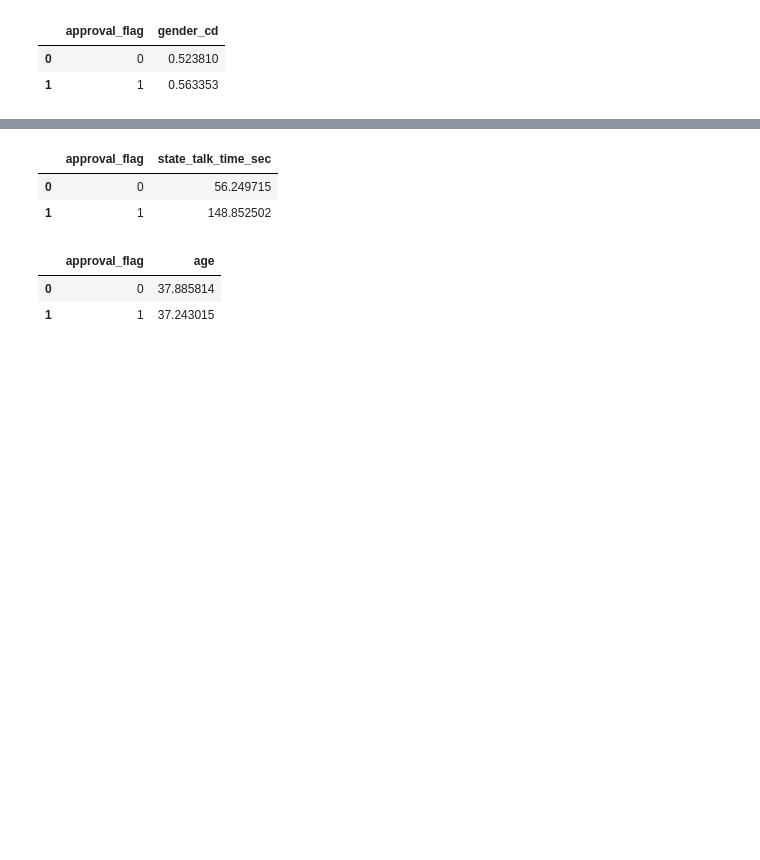
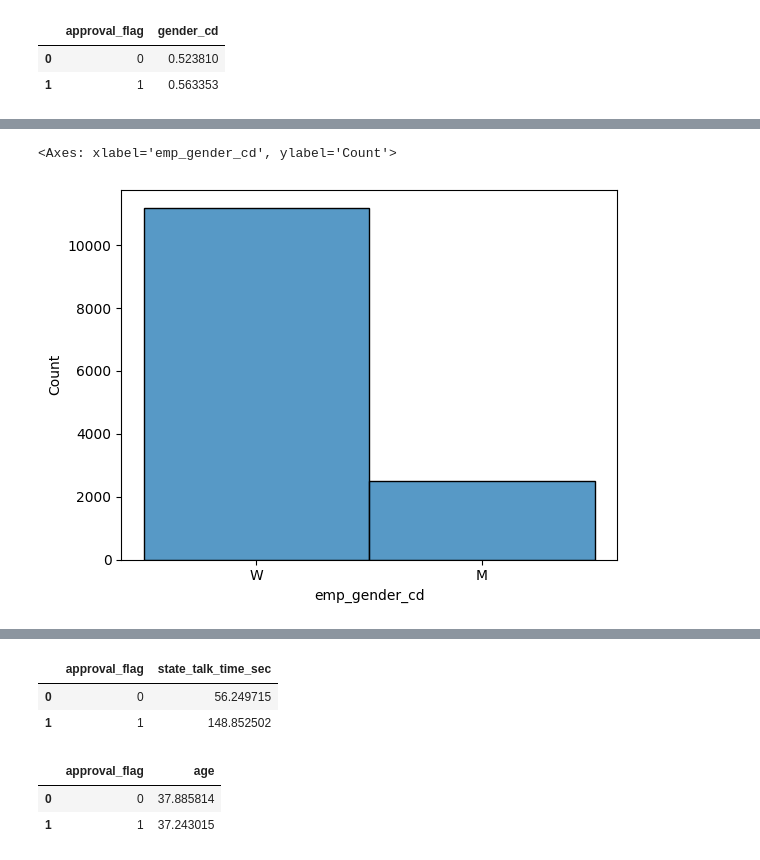
Before and after one commit to bygaga993/bread_dano_2024, a Jupyter notebook: comparative_analysis.ipynb, the cells around one changed output, grey strips where cells are left out. Drawn from its saved outputs; the diff is of its cells as text; code cells hidden in the pictures; blank space fills up the shorter version.

```diff
--- a/comparative_analysis.ipynb
+++ b/comparative_analysis.ipynb
@@ -242,0 +362,5 @@ df.groupby("approval_flag")["gender_cd"].mean().reset_index()
+# %%
+sns.histplot(df["emp_gender_cd"])
+# %% [output]
+<Axes: xlabel='emp_gender_cd', ylabel='Count'>
+[figure, added]
```
Also changed, not shown: parts of 13 cells of this notebook.
